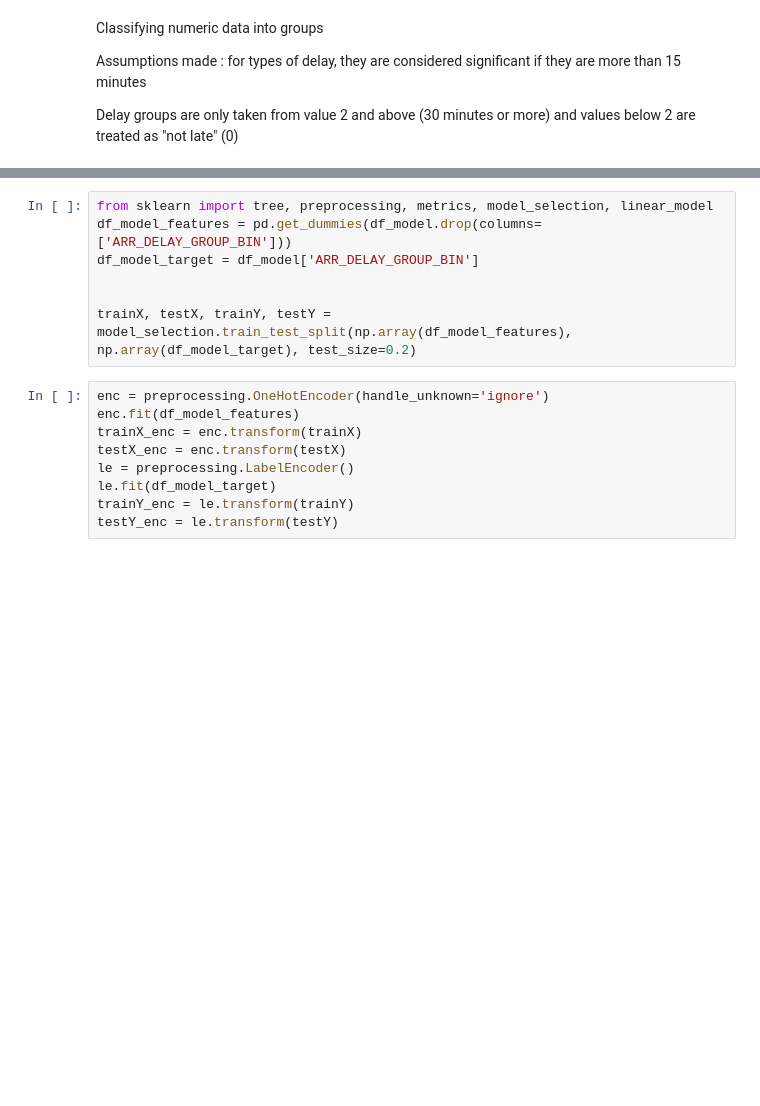
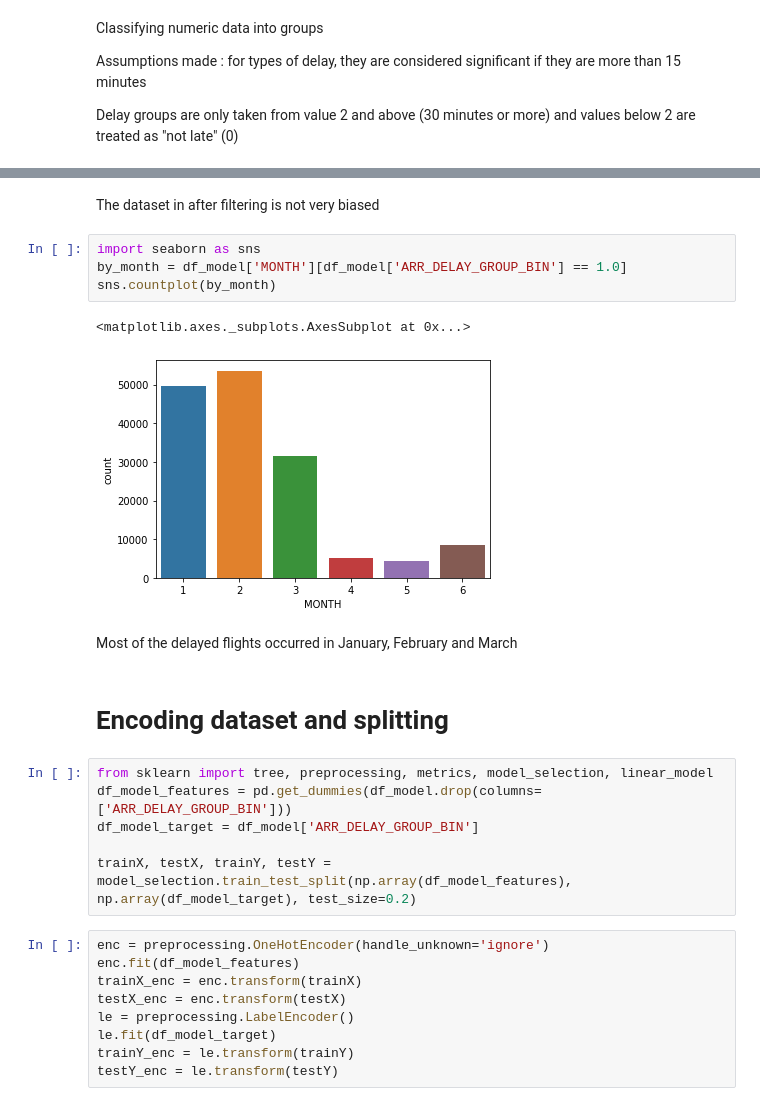
Before and after one commit to huytran96o/CBD_Robotics_SubmissionNotebooks, a Jupyter notebook: Project4.ipynb, the cells around one changed output, grey strips where cells are left out. Drawn from its saved outputs; the diff is of its cells as text; blank space fills up the shorter version.

```diff
--- a/Project4.ipynb
+++ b/Project4.ipynb
@@ -124,9 +137,21 @@ Most columns are binary, except for columns such as AIRPORT_ID
+# %% [markdown]
+The dataset in after filtering is not very biased
+# %%
+import seaborn as sns
+by_month = df_model['MONTH'][df_model['ARR_DELAY_GROUP_BIN'] == 1.0]
+sns.countplot(by_month)
+# %% [output]
+<matplotlib.axes._subplots.AxesSubplot at 0x...>
+[figure, added]
+# %% [markdown]
+Most of the delayed flights occurred in January, February and March
+# %% [markdown]
+# Encoding dataset and splitting
 # %%
 from sklearn import tree, preprocessing, metrics, model_selection, linear_model
 df_model_features = pd.get_dummies(df_model.drop(columns=['ARR_DELAY_GROUP_BIN']))
 df_model_target = df_model['ARR_DELAY_GROUP_BIN']
 
-
 trainX, testX, trainY, testY = model_selection.train_test_split(np.array(df_model_features), np.array(df_model_target), test_size=0.2)
 # %%
 enc = preprocessing.OneHotEncoder(handle_unknown='ignore')
```
Also changed, not shown: parts of 34 cells of this notebook.
